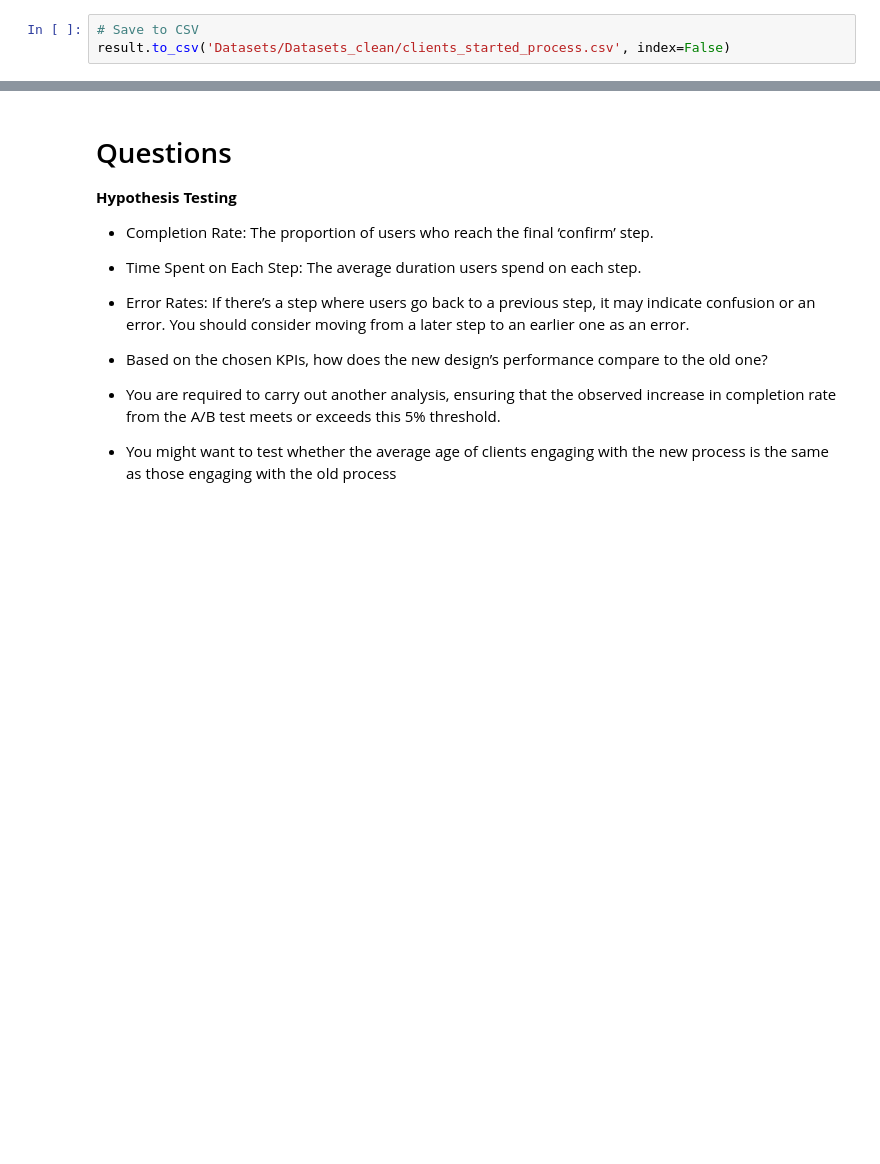
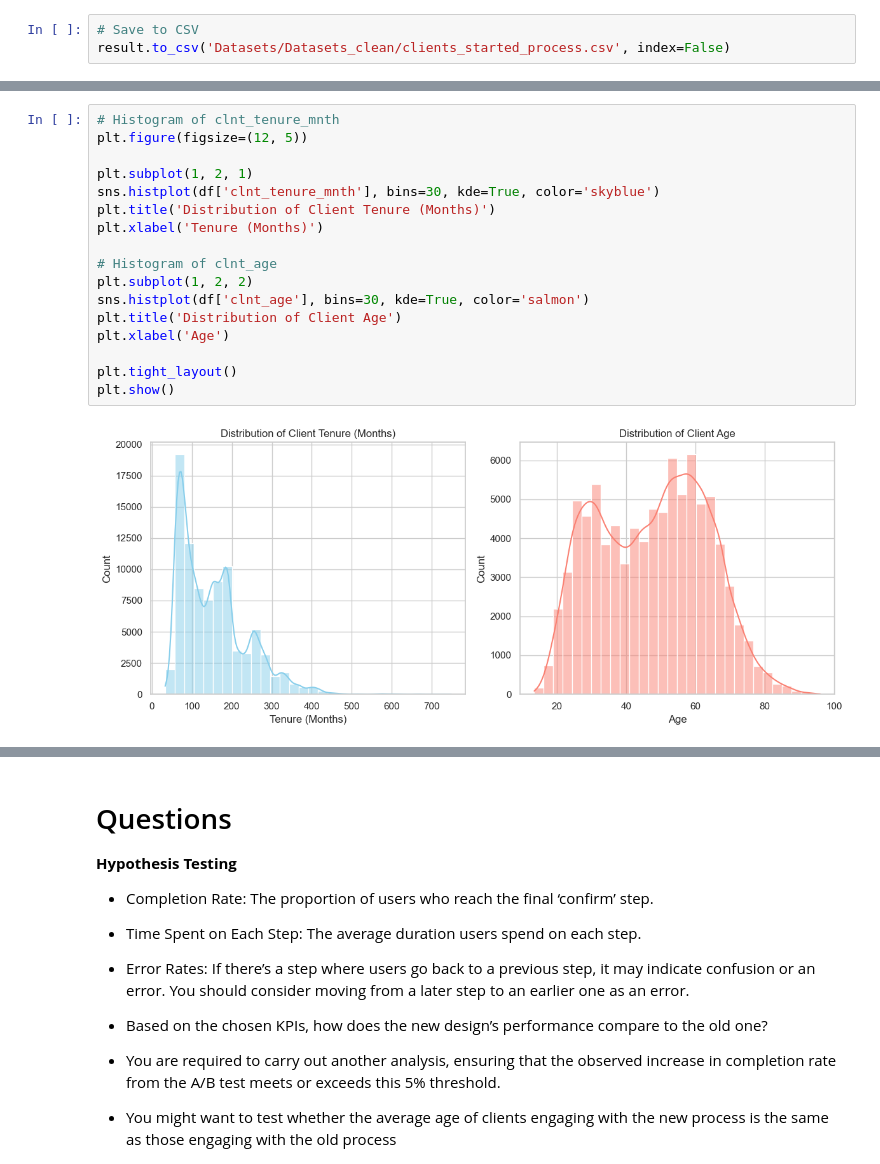
Before and after one commit to SheryllD/Project2, a Jupyter notebook: main_datawrangling.ipynb, the cells around one changed output, grey strips where cells are left out. Saved outputs shown, nothing was run; the diff lists cells and outputs as text; blank space fills up the shorter version.

```diff
--- a/main_datawrangling.ipynb
+++ b/main_datawrangling.ipynb
@@ -557,0 +578,19 @@ df_sorted.head()
+# %%
+# Histogram of clnt_tenure_mnth
+plt.figure(figsize=(12, 5))
+
+plt.subplot(1, 2, 1)
+sns.histplot(df['clnt_tenure_mnth'], bins=30, kde=True, color='skyblue')
+plt.title('Distribution of Client Tenure (Months)')
+plt.xlabel('Tenure (Months)')
+
+# Histogram of clnt_age
+plt.subplot(1, 2, 2)
+sns.histplot(df['clnt_age'], bins=30, kde=True, color='salmon')
+plt.title('Distribution of Client Age')
+plt.xlabel('Age')
+
+plt.tight_layout()
+plt.show()
+# %% [output]
+[figure, added]
```
Also changed, not shown: parts of 7 cells of this notebook, 2 other files.
